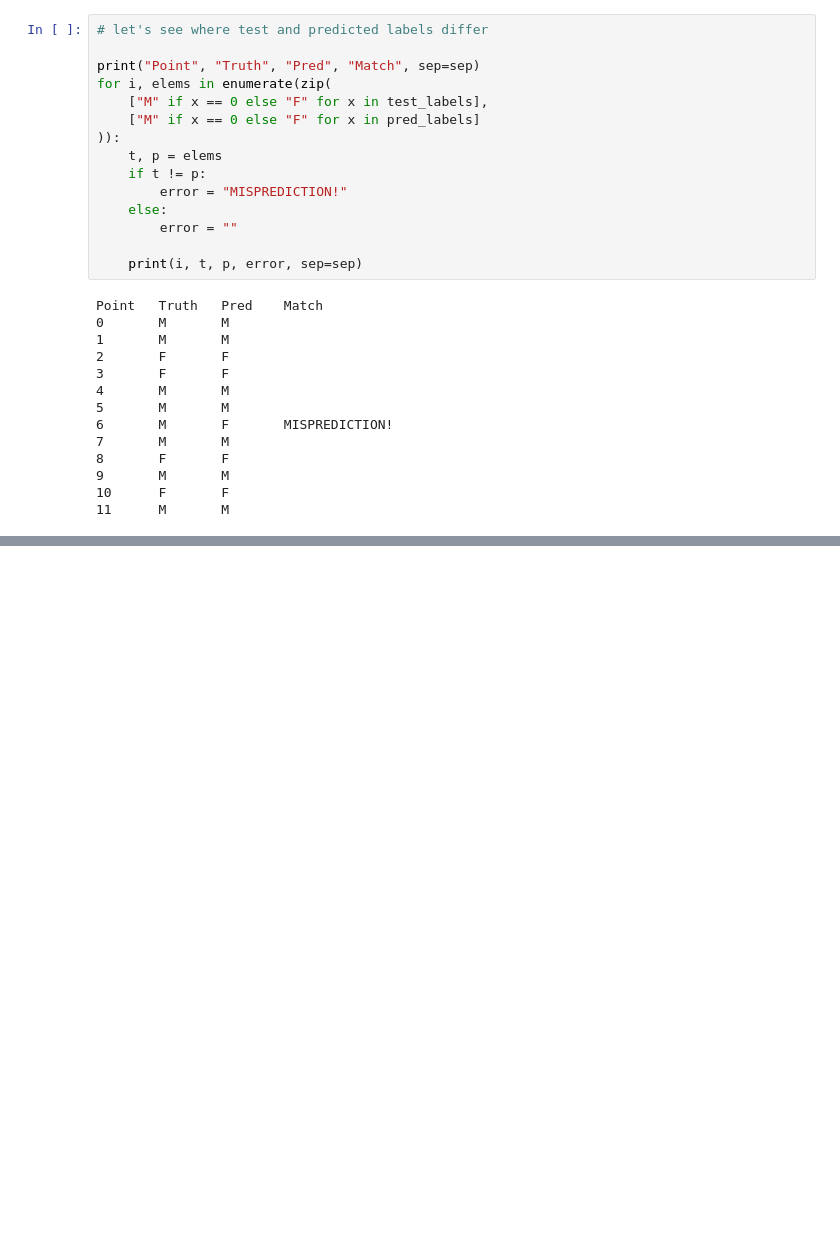
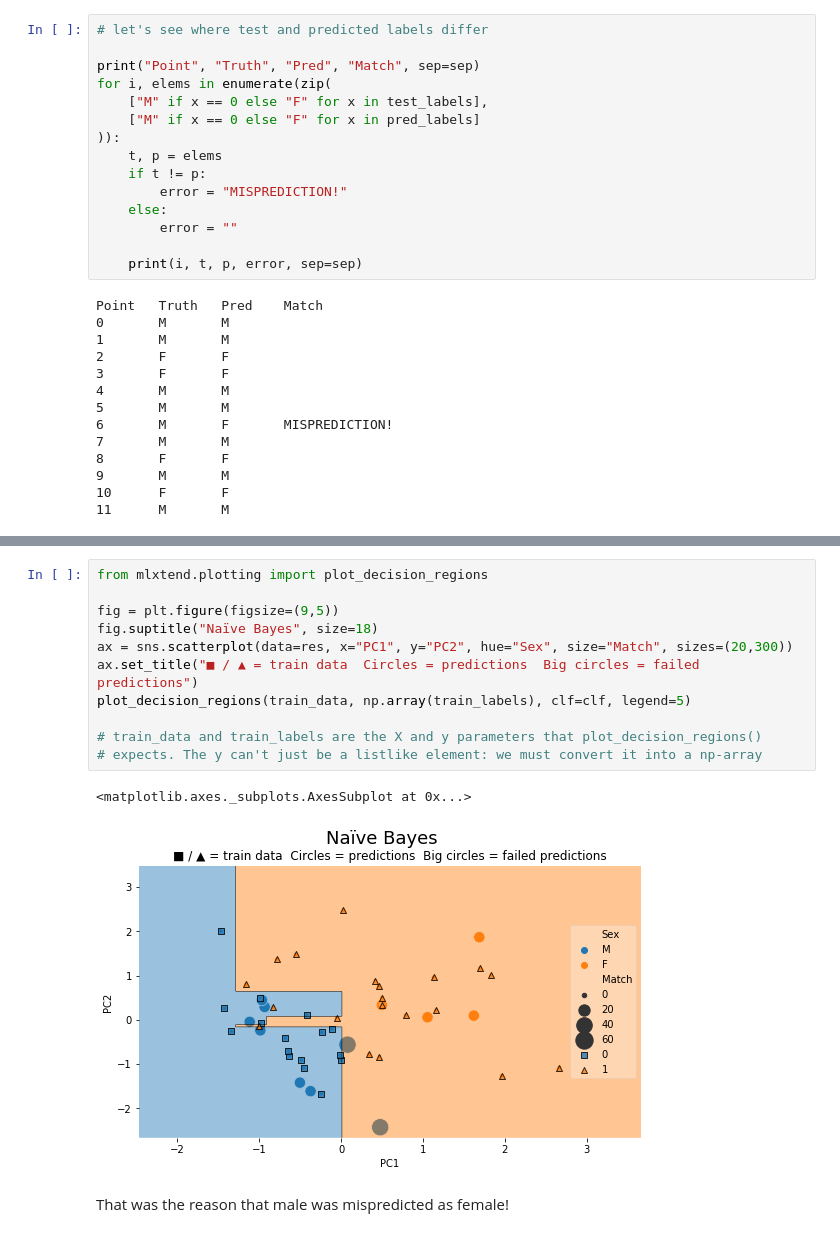
Before and after one commit to HugoGagnon/python_tutorials, a Jupyter notebook: sklearn/ML_on_turtles.ipynb, the cells around one changed output, grey strips where cells are left out. Drawn from its saved outputs; the diff is of its cells as text; blank space fills up the shorter version.

```diff
--- a/sklearn/ML_on_turtles.ipynb
+++ b/sklearn/ML_on_turtles.ipynb
@@ -204,0 +222,16 @@ Point   Truth   Pred    Match
+# %%
+from mlxtend.plotting import plot_decision_regions
+
+fig = plt.figure(figsize=(9,5))
+fig.suptitle("Naïve Bayes", size=18)
+ax = sns.scatterplot(data=res, x="PC1", y="PC2", hue="Sex", size="Match", sizes=(20,300))
+ax.set_title("■ / ▲ = train data  Circles = predictions  Big circles = failed predictions")
+plot_decision_regions(train_data, np.array(train_labels), clf=clf, legend=5)
+
+# train_data and train_labels are the X and y parameters that plot_decision_regions()
+# expects. The y can't just be a listlike element: we must convert it into a np-array
+# %% [output]
+<matplotlib.axes._subplots.AxesSubplot at 0x...>
+[figure, added]
+# %% [markdown]
+That was the reason that male was mispredicted as female!
```
Also changed, not shown: parts of 21 cells of this notebook.
